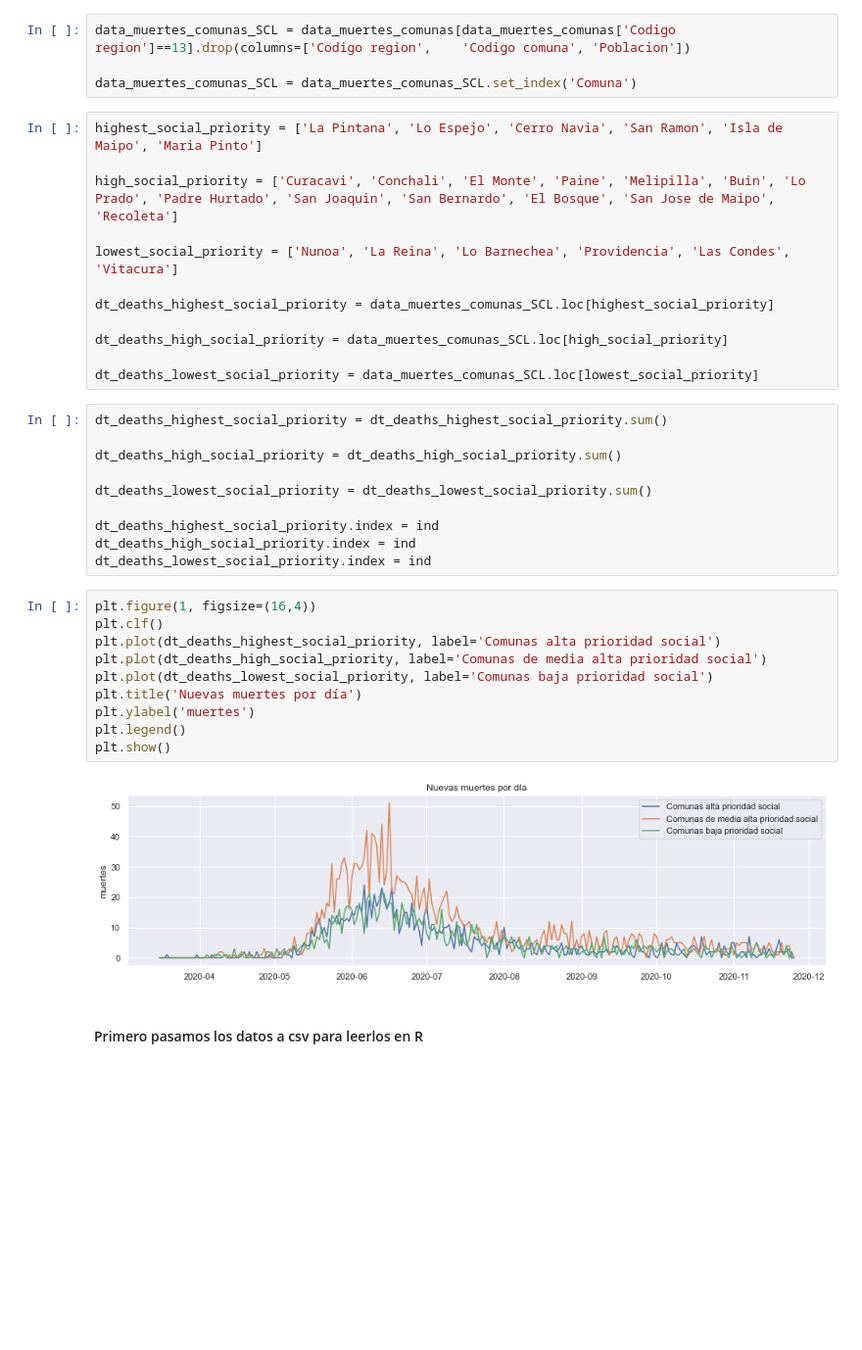
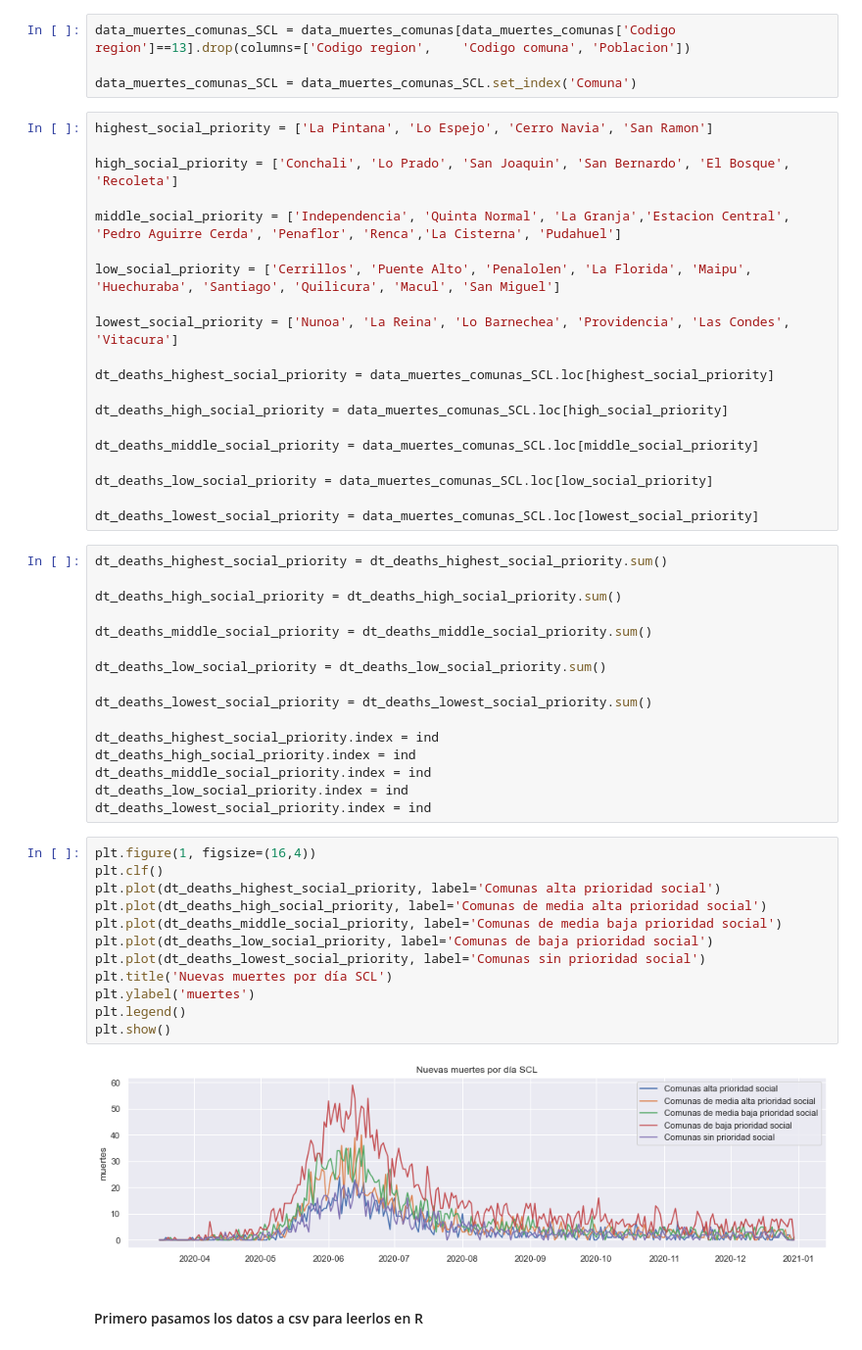
Before and after one commit to nachoacev/Chaos-Presence-SARS-CoV-II, a Jupyter notebook: analysis_comunas_CL.ipynb, the cells around one changed output. Shown at 98% size. Saved outputs shown, nothing was run; the diff lists cells and outputs as text; blank space fills up the shorter version.

Commit message:
Analiso comunas SCL por Indice de Prioridad Social

```diff
--- a/analysis_comunas_CL.ipynb
+++ b/analysis_comunas_CL.ipynb
@@ -36,9 +53,13 @@ data_muertes_comunas_SCL = data_muertes_comunas[data_muertes_comunas['Codigo reg
 
 data_muertes_comunas_SCL = data_muertes_comunas_SCL.set_index('Comuna')
 # %%
-highest_social_priority = ['La Pintana', 'Lo Espejo', 'Cerro Navia', 'San Ramon', 'Isla de Maipo', 'Maria Pinto']
+highest_social_priority = ['La Pintana', 'Lo Espejo', 'Cerro Navia', 'San Ramon']
 
-high_social_priority = ['Curacavi', 'Conchali', 'El Monte', 'Paine', 'Melipilla', 'Buin', 'Lo Prado', 'Padre Hurtado', 'San Joaquin', 'San Bernardo', 'El Bosque', 'San Jose de Maipo', 'Recoleta']
+high_social_priority = ['Conchali', 'Lo Prado', 'San Joaquin', 'San Bernardo', 'El Bosque', 'Recoleta']
+
+middle_social_priority = ['Independencia', 'Quinta Normal', 'La Granja','Estacion Central', 'Pedro Aguirre Cerda', 'Penaflor', 'Renca','La Cisterna', 'Pudahuel']
+
+low_social_priority = ['Cerrillos', 'Puente Alto', 'Penalolen', 'La Florida', 'Maipu', 'Huechuraba', 'Santiago', 'Quilicura', 'Macul', 'San Miguel']
 
 lowest_social_priority = ['Nunoa', 'La Reina', 'Lo Barnechea', 'Providencia', 'Las Condes', 'Vitacura']
 
@@ -46,29 +67,41 @@ dt_deaths_highest_social_priority = data_muertes_comunas_SCL.loc[highest_social_
 
 dt_deaths_high_social_priority = data_muertes_comunas_SCL.loc[high_social_priority]
 
+dt_deaths_middle_social_priority = data_muertes_comunas_SCL.loc[middle_social_priority]
+
+dt_deaths_low_social_priority = data_muertes_comunas_SCL.loc[low_social_priority]
+
 dt_deaths_lowest_social_priority = data_muertes_comunas_SCL.loc[lowest_social_priority]
 # %%
 dt_deaths_highest_social_priority = dt_deaths_highest_social_priority.sum()
 
 dt_deaths_high_social_priority = dt_deaths_high_social_priority.sum()
 
+dt_deaths_middle_social_priority = dt_deaths_middle_social_priority.sum()
+
+dt_deaths_low_social_priority = dt_deaths_low_social_priority.sum()
+
 dt_deaths_lowest_social_priority = dt_deaths_lowest_social_priority.sum()
 
 dt_deaths_highest_social_priority.index = ind
 dt_deaths_high_social_priority.index = ind
+dt_deaths_middle_social_priority.index = ind
+dt_deaths_low_social_priority.index = ind
 dt_deaths_lowest_social_priority.index = ind
 # %%
 plt.figure(1, figsize=(16,4))
 plt.clf()
 plt.plot(dt_deaths_highest_social_priority, label='Comunas alta prioridad social')
 plt.plot(dt_deaths_high_social_priority, label='Comunas de media alta prioridad social')
-plt.plot(dt_deaths_lowest_social_priority, label='Comunas baja prioridad social')
-plt.title('Nuevas muertes por día')
+plt.plot(dt_deaths_middle_social_priority, label='Comunas de media baja prioridad social')
+plt.plot(dt_deaths_low_social_priority, label='Comunas de baja prioridad social')
+plt.plot(dt_deaths_lowest_social_priority, label='Comunas sin prioridad social')
+plt.title('Nuevas muertes por día SCL')
 plt.ylabel('muertes')
 plt.legend()
 plt.show()
 # %% [output]
-[figure, old version]
+[figure, new version]
 # %% [markdown]
 #### Primero pasamos los datos a csv para leerlos en R
 # %%
```
Also changed, not shown: parts of 26 cells of this notebook, 9 other files.
